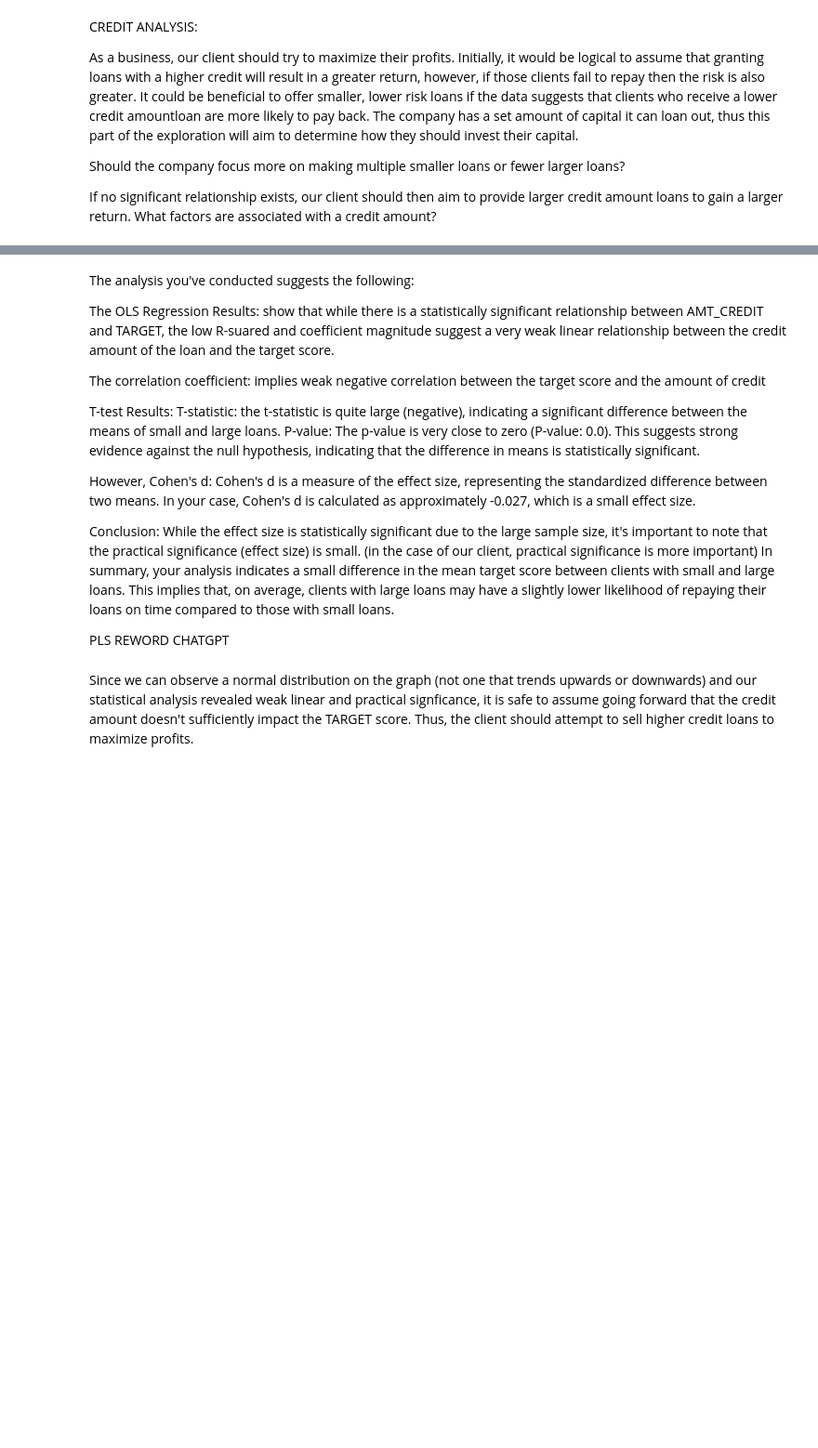
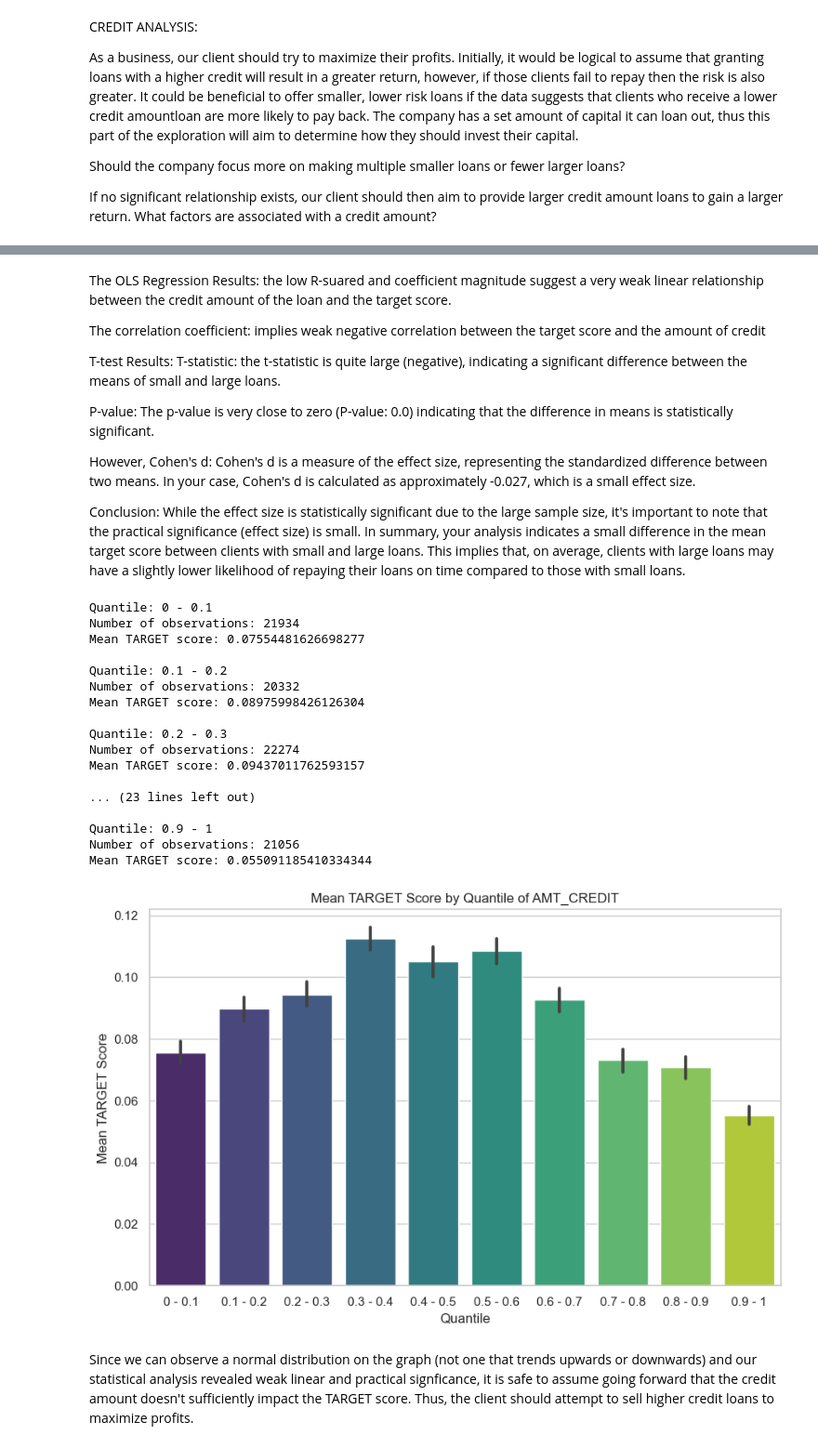
Before and after one commit to samincgs/loan-repayment-factors-analysis, a Jupyter notebook: final_1130.ipynb, the cells around one changed output, grey strips where cells are left out. Shown: that part at 93% size. Drawn from its saved outputs; the diff is of its cells as text; code cells hidden in the pictures; blank space fills up the shorter version.

```diff
--- a/final_1130.ipynb
+++ b/final_1130.ipynb
@@ -583,9 +578,5 @@ print(model.summary())
 # %% [markdown]
-
-
-The analysis you've conducted suggests the following:
-
-The OLS Regression Results: show that while there is a statistically significant relationship between AMT_CREDIT and TARGET, the low R-suared and coefficient magnitude suggest a very weak linear relationship between the credit amount of the loan and the target score.
+The OLS Regression Results: the low R-suared and coefficient magnitude suggest a very weak linear relationship between the credit amount of the loan and the target score.
 
 
 The correlation coefficient: implies weak negative correlation between the target score and the amount of credit
@@ -593,42 +584,53 @@ The correlation coefficient: implies weak negative correlation between the targe
 
 T-test Results:
 T-statistic: the t-statistic is quite large (negative), indicating a significant difference between the means of small and large loans.
-P-value: The p-value is very close to zero (P-value: 0.0). This suggests strong evidence against the null hypothesis, indicating that the difference in means is statistically significant.
+
+P-value: The p-value is very close to zero (P-value: 0.0) indicating that the difference in means is statistically significant.
 
 However, Cohen's d:
 Cohen's d is a measure of the effect size, representing the standardized difference between two means. In your case, Cohen's d is calculated as approximately -0.027, which is a small effect size.
 
 Conclusion:
-While the effect size is statistically significant due to the large sample size, it's important to note that the practical significance (effect size) is small. (in the case of our client, practical significance is more important)
+While the effect size is statistically significant due to the large sample size, it's important to note that the practical significance (effect size) is small.
 In summary, your analysis indicates a small difference in the mean target score between clients with small and large loans. This implies that, on average, clients with large loans may have a slightly lower likelihood of repaying their loans on time compared to those with small loans.
-
-
-PLS REWORD CHATGPT
 # %%
-# to verify that there exists no practical relationship between AMT_credit and TARGET score,
-# ive plotted each credit amount quantile to see how the target mean changes as credit amount increases
-
-quantile = ['0 - 0.1', '0.1 - 0.2', '0.2 - 0.3 ', '0.3 - 0.4',
-            '0.4 - 0.5', '0.5 - 0.6', '0.6 - 0.7', '0.7 - 0.8', '0.8 - 0.9', '0.9 - 1']
+quantile = ['0 - 0.1', '0.1 - 0.2', '0.2 - 0.3', '0.3 - 0.4', '0.4 - 0.5', '0.5 - 0.6', '0.6 - 0.7', '0.7 - 0.8', '0.8 - 0.9', '0.9 - 1']
 
 app_df['quantile'] = pd.qcut(app_df['AMT_CREDIT'], q=[0, 0.1, 0.2, 0.3, 0.4, 0.5, 0.6, 0.7, 0.8, 0.9, 1], labels=quantile)
 
 quantile_groups = app_df.groupby('quantile')
 
 for name, group in quantile_groups:
     print(f"Quantile: {name}")
     print(f"Number of observations: {len(group)}")
     print(f"Mean TARGET score: {group['TARGET'].mean()}\n")
 
-# Set seaborn style
 sns.set(style="whitegrid")
 
-# Create a bar plot
 plt.figure(figsize=(10, 6))
-sns.barplot(x='quantile', y='TARGET', data=app_df, ci=None, palette='viridis')
+sns.barplot(x='quantile', y='TARGET', data=app_df, palette='viridis')
 plt.xlabel('Quantile')
 plt.ylabel('Mean TARGET Score')
 plt.title('Mean TARGET Score by Quantile of AMT_CREDIT')
 plt.show()
+# %% [output]
+Quantile: 0 - 0.1
+Number of observations: 21934
+Mean TARGET score: 0.07554481626698277
+
+Quantile: 0.1 - 0.2
+Number of observations: 20332
+Mean TARGET score: 0.08975998426126304
+
+Quantile: 0.2 - 0.3
+Number of observations: 22274
+Mean TARGET score: 0.09437011762593157
+
+... (23 lines left out)
+
+Quantile: 0.9 - 1
+Number of observations: 21056
+Mean TARGET score: 0.055091185410334344
+[figure, added]
 # %% [markdown]
 Since we can observe a normal distribution on the graph (not one that trends upwards or downwards) and our statistical analysis revealed weak linear and practical signficance, it is safe to assume going forward that the credit amount doesn't sufficiently impact the TARGET score. Thus, the client should attempt to sell higher credit loans to maximize profits.
```
Also changed, not shown: parts of 62 cells of this notebook.
